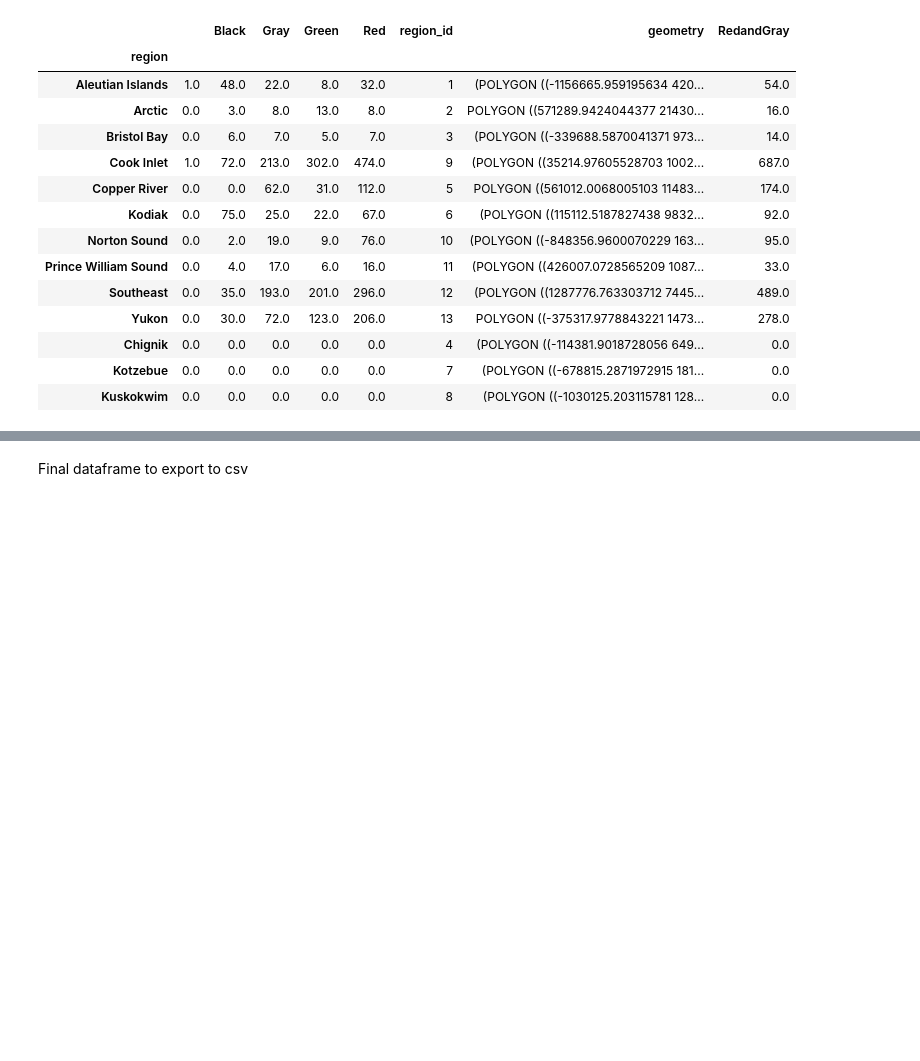
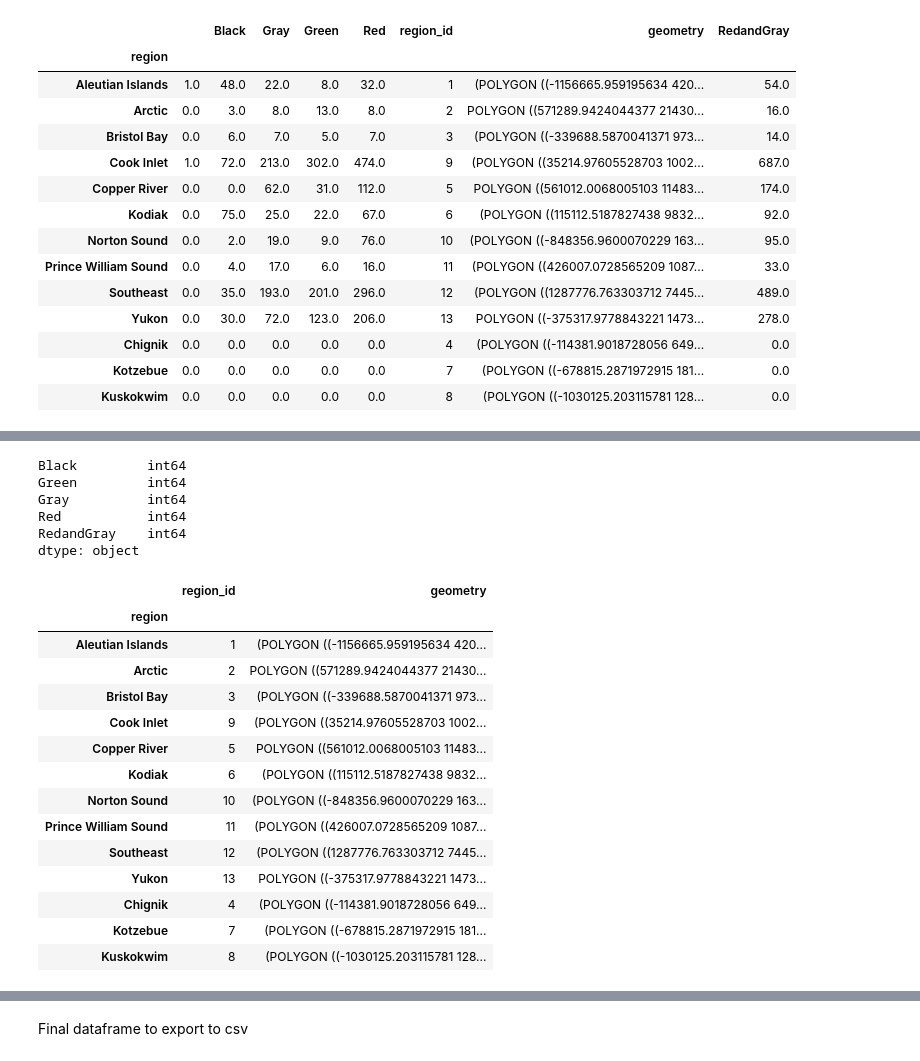
Before and after one commit to mariejohnson/spatial_analysis, a Jupyter notebook: fish_passage.ipynb, the cells around one changed output, grey strips where cells are left out. Drawn from its saved outputs; the diff is of its cells as text; code cells hidden in the pictures; blank space fills up the shorter version.

```diff
--- a/fish_passage.ipynb
+++ b/fish_passage.ipynb
@@ -110,0 +134,28 @@ drp_na
+# %%
+f64.dtypes
+# %% [output]
+Black         int64
+Green         int64
+Gray          int64
+Red           int64
+RedandGray    int64
+dtype: object
+# %%
+sf_minuscolors = semifinal_df.drop(columns=['Black', 'Green', 'Gray', 'Red', 'RedandGray'])
+sf_minuscolors
+# %% [output]
+|  | region_id | geometry |
+| region |  |  |
+| Aleutian Islands | 1 | (POLYGON ((-1156665.959195634 420... |
+| Arctic | 2 | POLYGON ((571289.9424044377 21430... |
+| Bristol Bay | 3 | (POLYGON ((-339688.5870041371 973... |
+| Cook Inlet | 9 | (POLYGON ((35214.97605528703 1002... |
+| Copper River | 5 | POLYGON ((561012.0068005103 11483... |
+| Kodiak | 6 | (POLYGON ((115112.5187827438 9832... |
+| Norton Sound | 10 | (POLYGON ((-848356.9600070229 163... |
+| Prince William Sound | 11 | (POLYGON ((426007.0728565209 1087... |
+| Southeast | 12 | (POLYGON ((1287776.763303712 7445... |
+| Yukon | 13 | POLYGON ((-375317.9778843221 1473... |
+| Chignik | 4 | (POLYGON ((-114381.9018728056 649... |
+| Kotzebue | 7 | (POLYGON ((-678815.2871972915 181... |
+| Kuskokwim | 8 | (POLYGON ((-1030125.203115781 128... |
```
Also changed, not shown: parts of 9 cells of this notebook.
